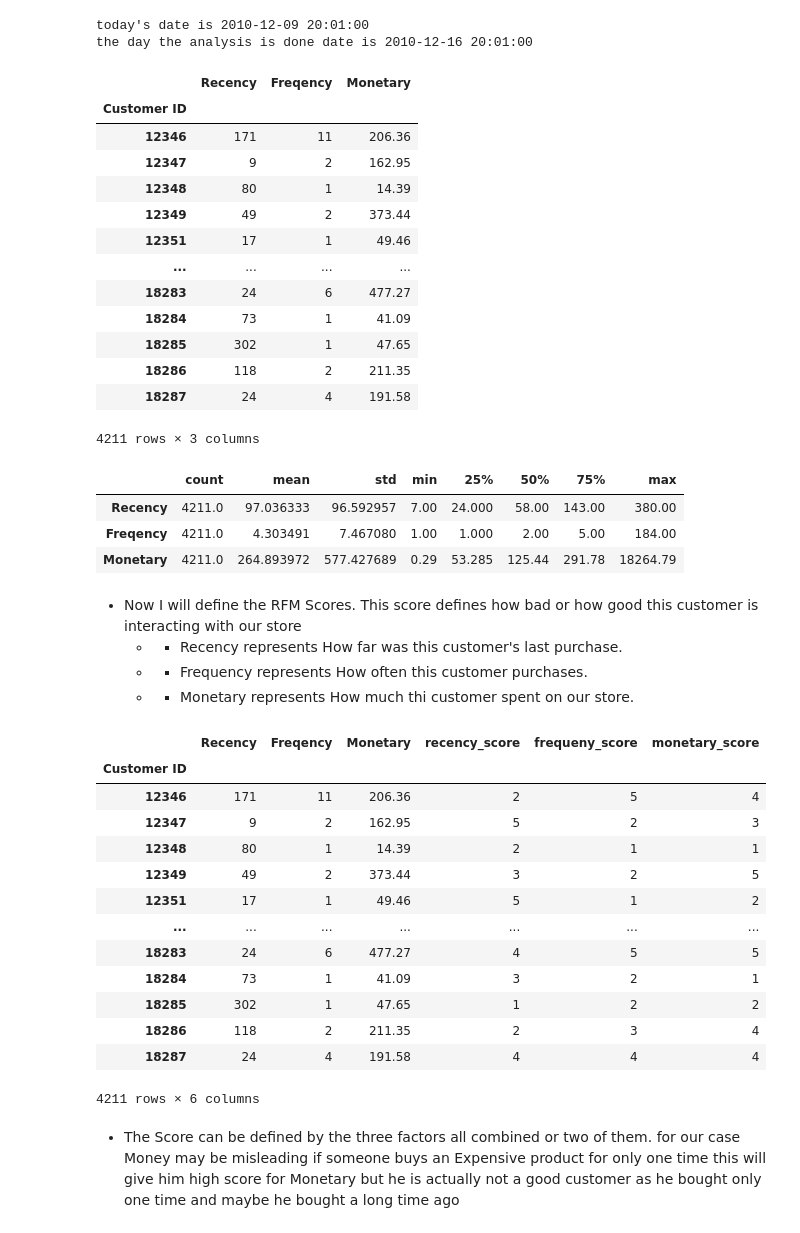
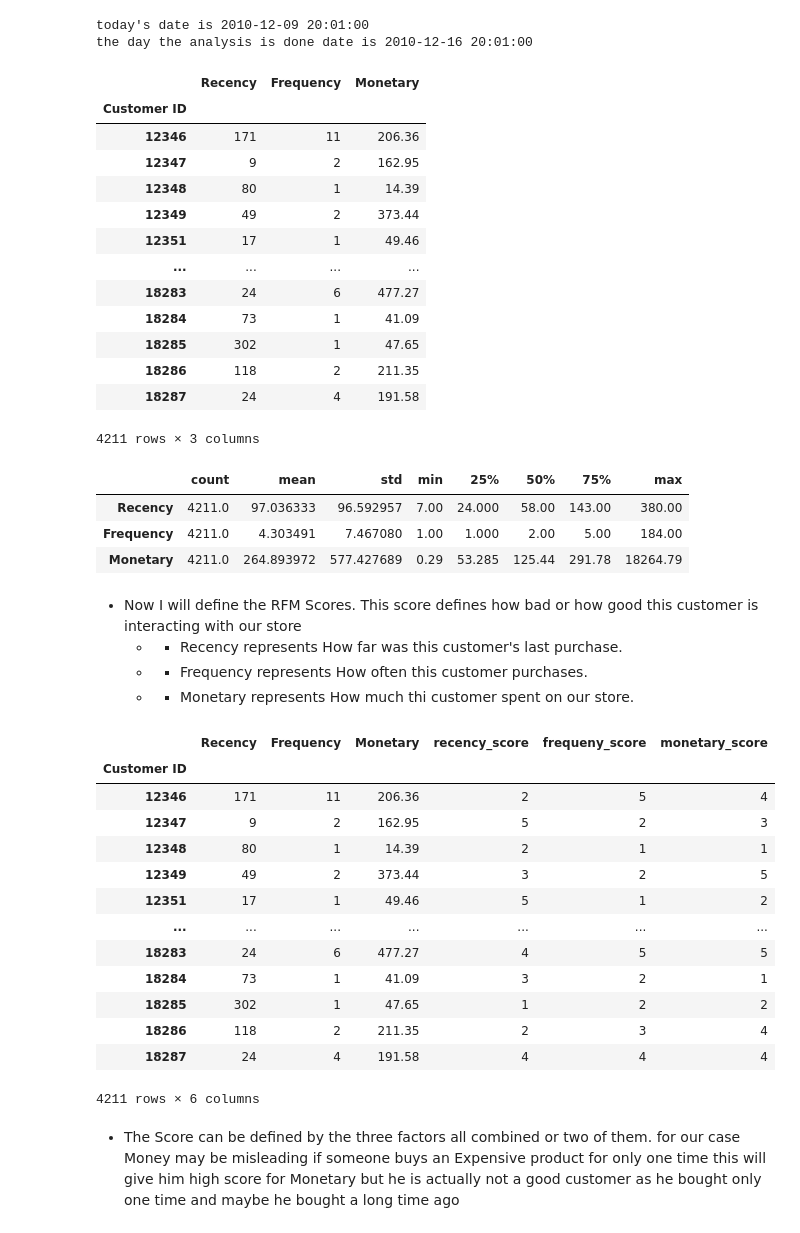
Before and after one commit to alaalmy-ahmed/Online-Retail-II, a Jupyter notebook: Marketing Analysis.ipynb, the cells around one changed output. Drawn from its saved outputs; the diff is of its cells as text; code cells hidden in the pictures.

```diff
--- a/Marketing Analysis.ipynb
+++ b/Marketing Analysis.ipynb
@@ -32,12 +32,12 @@ the day the analysis is done date is 2010-12-16 20:01:00
 # %%
 rfm = df.groupby("Customer ID").agg({"InvoiceDate": lambda date: (today_date - date.max()).days,
                                     "Invoice": lambda num: num.nunique(),
                                     "Price": lambda price: price.sum()
                                     })
-rfm.columns = ["Recency", "Freqency", "Monetary"]
+rfm.columns = ["Recency", "Frequency", "Monetary"]
 rfm
 # %% [output]
-|  | Recency | Freqency | Monetary |
+|  | Recency | Frequency | Monetary |
 | Customer ID |  |  |  |
 | 12346 | 171 | 11 | 206.36 |
 | 12347 | 9 | 2 | 162.95 |
@@ -56,7 +56,7 @@ rfm.describe().T
 # %% [output]
 |  | count | mean | std | min | 25% | 50% | 75% | max |
 | Recency | 4211.0 | 97.036333 | 96.592957 | 7.00 | 24.000 | 58.00 | 143.00 | 380.00 |
-| Freqency | 4211.0 | 4.303491 | 7.467080 | 1.00 | 1.000 | 2.00 | 5.00 | 184.00 |
+| Frequency | 4211.0 | 4.303491 | 7.467080 | 1.00 | 1.000 | 2.00 | 5.00 | 184.00 |
 | Monetary | 4211.0 | 264.893972 | 577.427689 | 0.29 | 53.285 | 125.44 | 291.78 | 18264.79 |
 # %% [markdown]
 - Now I will define the RFM Scores. This score defines how bad or how good this customer is interacting with our store
@@ -65,11 +65,11 @@ rfm.describe().T
     - - Monetary represents How much thi customer spent on our store.
 # %%
 rfm["recency_score"] = pd.qcut(rfm['Recency'], 5, labels=[5, 4, 3, 2, 1])
-rfm["frequeny_score"] = pd.qcut(rfm['Freqency'].rank(method="first"), 5, labels=[1, 2, 3, 4, 5])
+rfm["frequeny_score"] = pd.qcut(rfm['Frequency'].rank(method="first"), 5, labels=[1, 2, 3, 4, 5])
 rfm["monetary_score"] = pd.qcut(rfm['Monetary'], 5, labels=[1, 2, 3, 4, 5])
 rfm
 # %% [output]
-|  | Recency | Freqency | Monetary | recency_score | frequeny_score | monetary_score |
+|  | Recency | Frequency | Monetary | recency_score | frequeny_score | monetary_score |
 | Customer ID |  |  |  |  |  |  |
 | 12346 | 171 | 11 | 206.36 | 2 | 5 | 4 |
 | 12347 | 9 | 2 | 162.95 | 5 | 2 | 3 |
```
Also changed, not shown: parts of 5 cells of this notebook, 10 other files.
